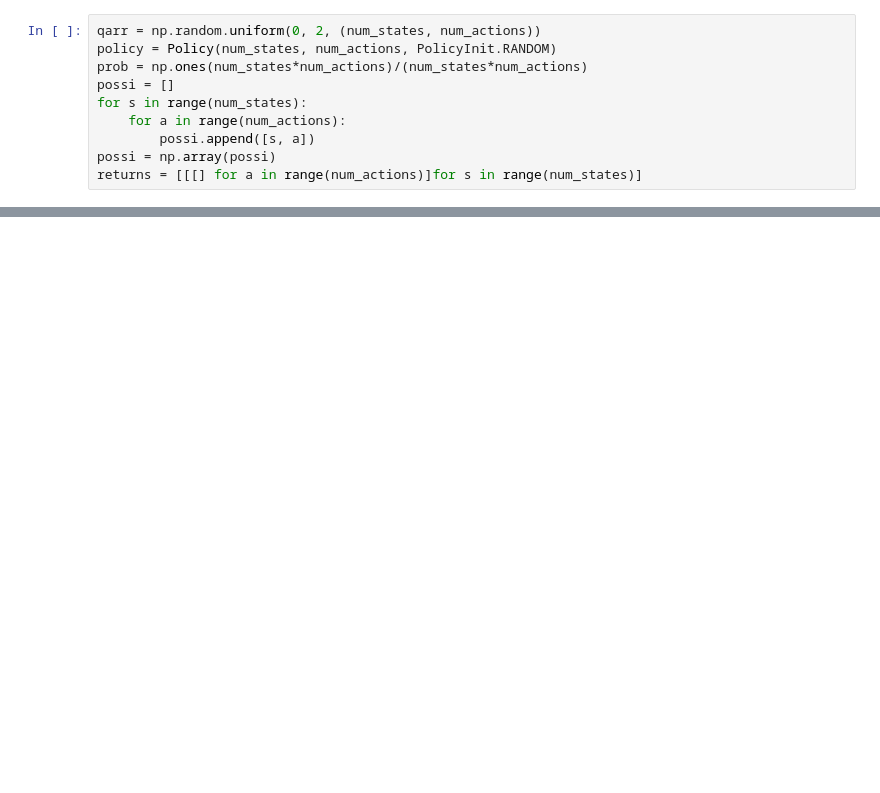
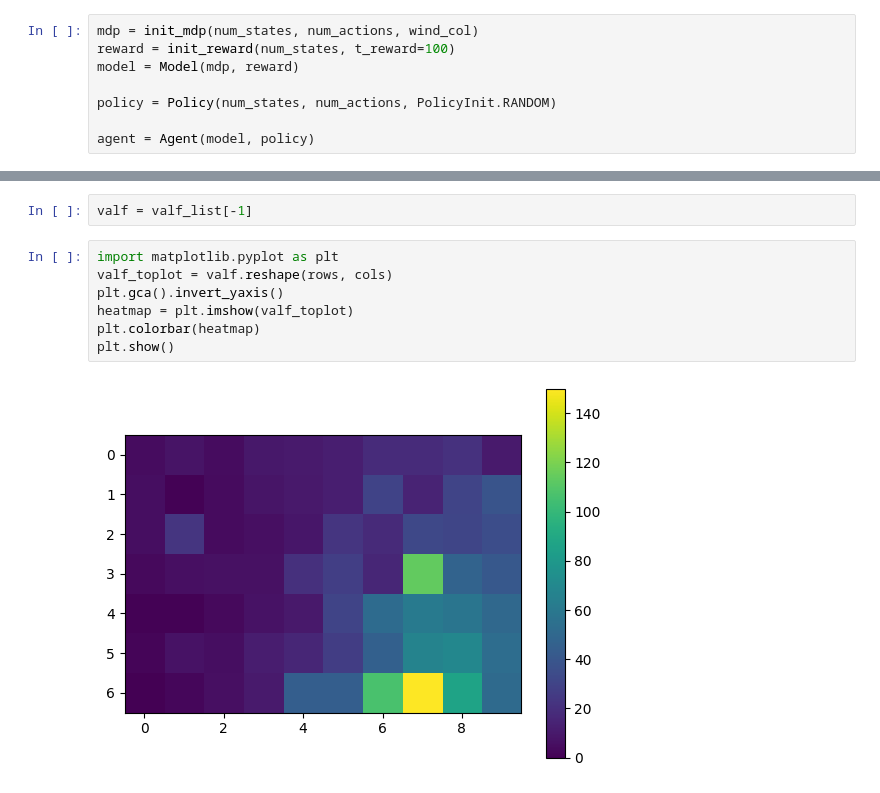
Before and after one commit to BuzzingTaz/RL-Project-1, a Jupyter notebook: MC.ipynb, the cells around one changed output, grey strips where cells are left out. Cells and saved outputs as stored; diff of their text form; blank space fills up the shorter version.

Commit message:
MC working for high rewards

```diff
--- a/MC.ipynb
+++ b/MC.ipynb
@@ -15,11 +21,9 @@ from policy import Policy, PolicyInit
-# %%
-qarr = np.random.uniform(0, 2, (num_states, num_actions))
-policy = Policy(num_states, num_actions, PolicyInit.RANDOM)
-prob = np.ones(num_states*num_actions)/(num_states*num_actions)
-possi = []
-for s in range(num_states):
-    for a in range(num_actions):
-        possi.append([s, a])
-possi = np.array(possi)
-returns = [[[] for a in range(num_actions)]for s in range(num_states)]
+# %%
+mdp = init_mdp(num_states, num_actions, wind_col)
+reward = init_reward(num_states, t_reward=100)
+model = Model(mdp, reward)
+
+policy = Policy(num_states, num_actions, PolicyInit.RANDOM)
+
+agent = Agent(model, policy)
 # %%
@@ -48,0 +89,11 @@ while i < 1000:
+# %%
+valf = valf_list[-1]
+# %%
+import matplotlib.pyplot as plt
+valf_toplot = valf.reshape(rows, cols)
+plt.gca().invert_yaxis()
+heatmap = plt.imshow(valf_toplot)
+plt.colorbar(heatmap)
+plt.show()
+# %% [output]
+[figure, added]
```
Also changed, not shown: parts of 4 cells of this notebook, 3 other files.
